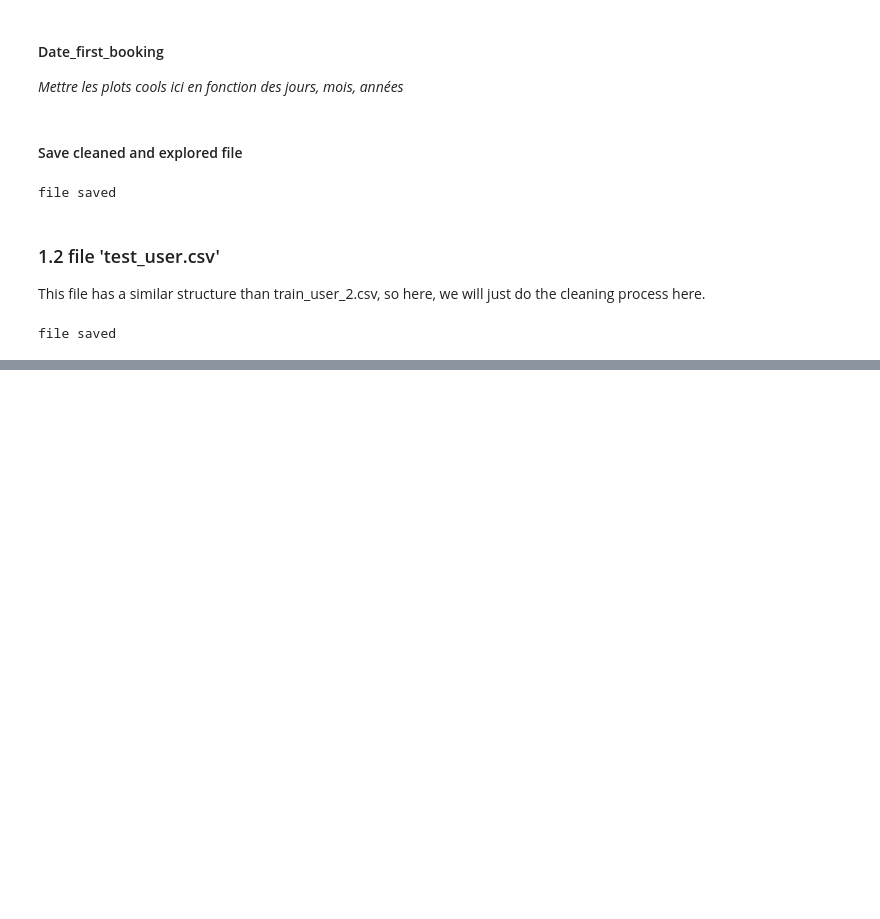
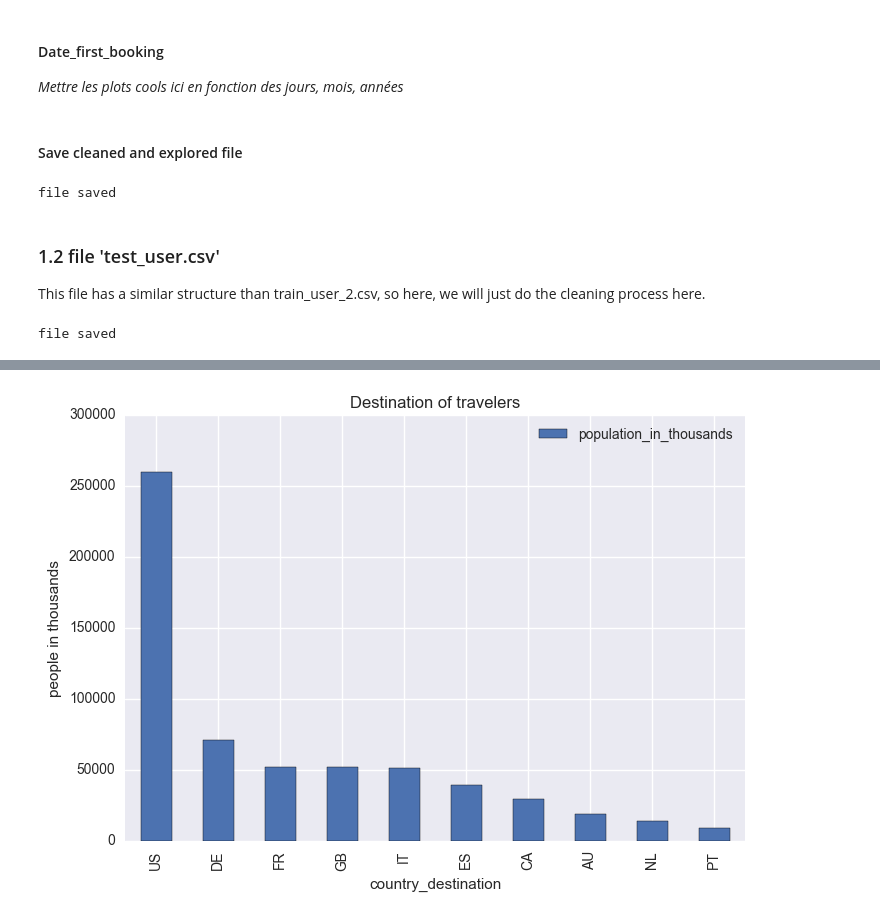
Before and after one commit to mgelsm/Airbnb_predictions, a Jupyter notebook: main.ipynb, the cells around one changed output, grey strips where cells are left out. Drawn from its saved outputs; the diff is of its cells as text; code cells hidden in the pictures; blank space fills up the shorter version.

```diff
--- a/main.ipynb
+++ b/main.ipynb
@@ -103,0 +143,4 @@ file saved
+# %%
+preprocessing_helper.destinationTotalPlot(df_destination_total)
+# %% [output]
+[figure, added]
```
Also changed, not shown: parts of 7 cells of this notebook, 1 other file.
